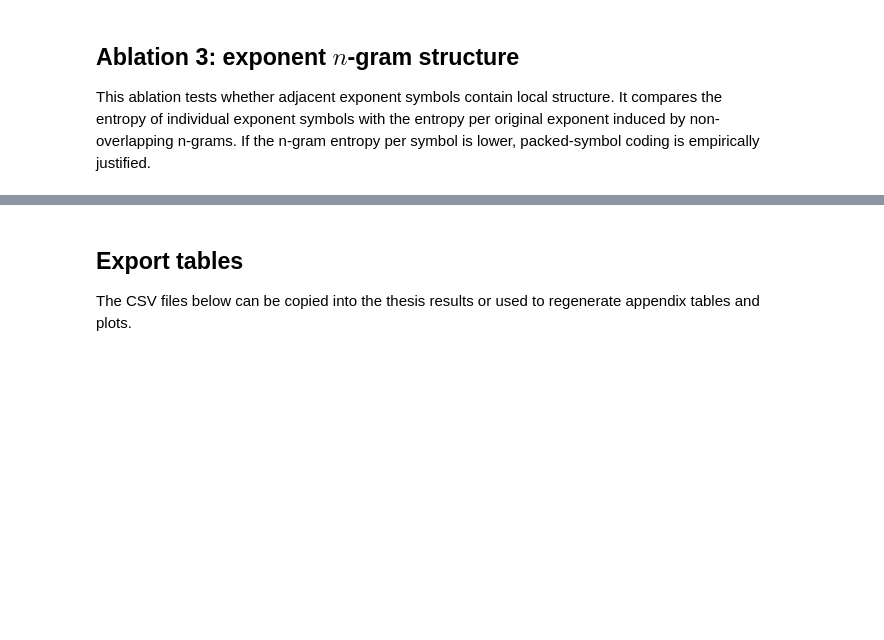
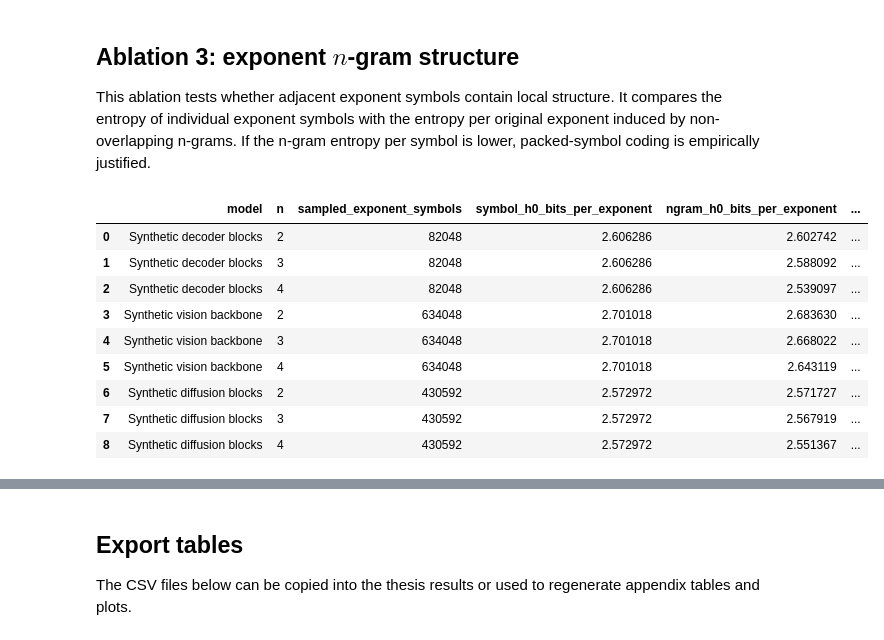
Before and after one commit to MartinEBravo/neuralzip, a Jupyter notebook: examples/ablations.ipynb, the cells around one changed output, grey strips where cells are left out. Cells and saved outputs as stored; diff of their text form; code cells hidden in the pictures; blank space fills up the shorter version.

```diff
--- a/examples/ablations.ipynb
+++ b/examples/ablations.ipynb
@@ -295,30 +379,49 @@ This ablation tests whether adjacent exponent symbols contain local structure. I
 # %%
 NGRAMS = [2, 3, 4]
 NGRAM_MAX_SYMBOLS = 25_000_000
 ngram_rows = []
 
 for run in runs:
     exponents = run["exponents"]
     ngram_exponents = exponents[:NGRAM_MAX_SYMBOLS] if exponents.size > NGRAM_MAX_SYMBOLS else exponents
     h0 = empirical_entropy_order0(ngram_exponents) if ngram_exponents.size else np.nan
     for n in NGRAMS:
-        stats = ngram_entropy_per_symbol(ngram_exponents, n=n)
+        packed = pack_non_overlapping_ngrams(ngram_exponents.astype(np.uint8, copy=False), n=n)
+        if packed.size:
+            ngram_h0 = empirical_entropy_order0(packed)
+            ngram_h0_per_exponent = ngram_h0 / n
+            unique_ngrams = int(np.unique(packed).size)
+        else:
+            ngram_h0_per_exponent = np.nan
+            unique_ngrams = 0
+
         ngram_rows.append(
             {
                 "model": run["label"],
                 "n": n,
                 "sampled_exponent_symbols": int(ngram_exponents.size),
                 "symbol_h0_bits_per_exponent": h0,
-                "ngram_h0_bits_per_exponent": stats["entropy_per_exponent_bits"],
-                "entropy_gain_bits_per_exponent": h0 - stats["entropy_per_exponent_bits"] if not np.isnan(stats["entropy_per_exponent_bits"]) else np.nan,
-                "complete_ngrams": stats["complete_ngrams"],
-                "tail_symbols": stats["tail_symbols"],
-                "unique_ngrams": stats["unique_ngrams"],
+                "ngram_h0_bits_per_exponent": ngram_h0_per_exponent,
+                "entropy_gain_bits_per_exponent": h0 - ngram_h0_per_exponent if not np.isnan(ngram_h0_per_exponent) else np.nan,
+                "complete_ngrams": int(packed.size),
+                "tail_symbols": int(ngram_exponents.size - packed.size * n),
+                "unique_ngrams": unique_ngrams,
             }
         )
 
 ngram_df = pd.DataFrame(ngram_rows)
 display(ngram_df)
+# %% [output]
+|  | model | n | sampled_exponent_symbols | symbol_h0_bits_per_exponent | ngram_h0_bits_per_exponent | ... |
+| 0 | Synthetic decoder blocks | 2 | 82048 | 2.606286 | 2.602742 | ... |
+| 1 | Synthetic decoder blocks | 3 | 82048 | 2.606286 | 2.588092 | ... |
+| 2 | Synthetic decoder blocks | 4 | 82048 | 2.606286 | 2.539097 | ... |
+| 3 | Synthetic vision backbone | 2 | 634048 | 2.701018 | 2.683630 | ... |
+| 4 | Synthetic vision backbone | 3 | 634048 | 2.701018 | 2.668022 | ... |
+| 5 | Synthetic vision backbone | 4 | 634048 | 2.701018 | 2.643119 | ... |
+| 6 | Synthetic diffusion blocks | 2 | 430592 | 2.572972 | 2.571727 | ... |
+| 7 | Synthetic diffusion blocks | 3 | 430592 | 2.572972 | 2.567919 | ... |
+| 8 | Synthetic diffusion blocks | 4 | 430592 | 2.572972 | 2.551367 | ... |
 # %%
 if not ngram_df.empty:
     heatmap_df = (
```
Also changed, not shown: parts of 11 cells of this notebook, 58 other files.
